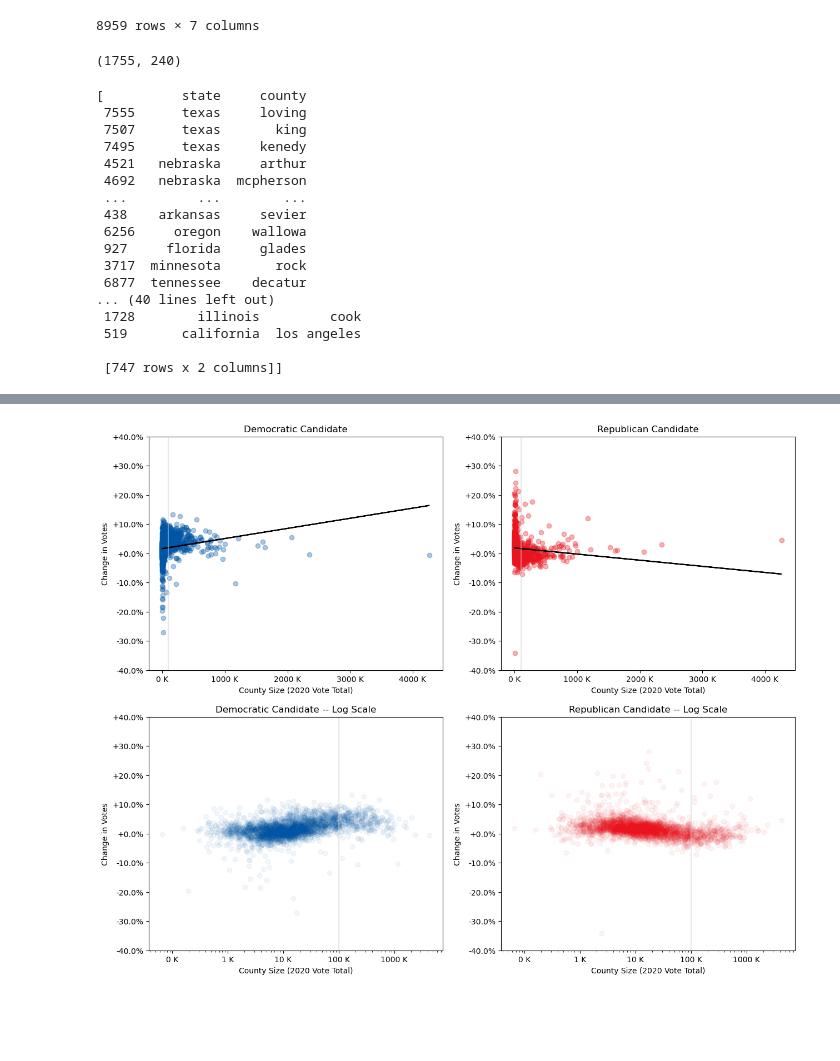
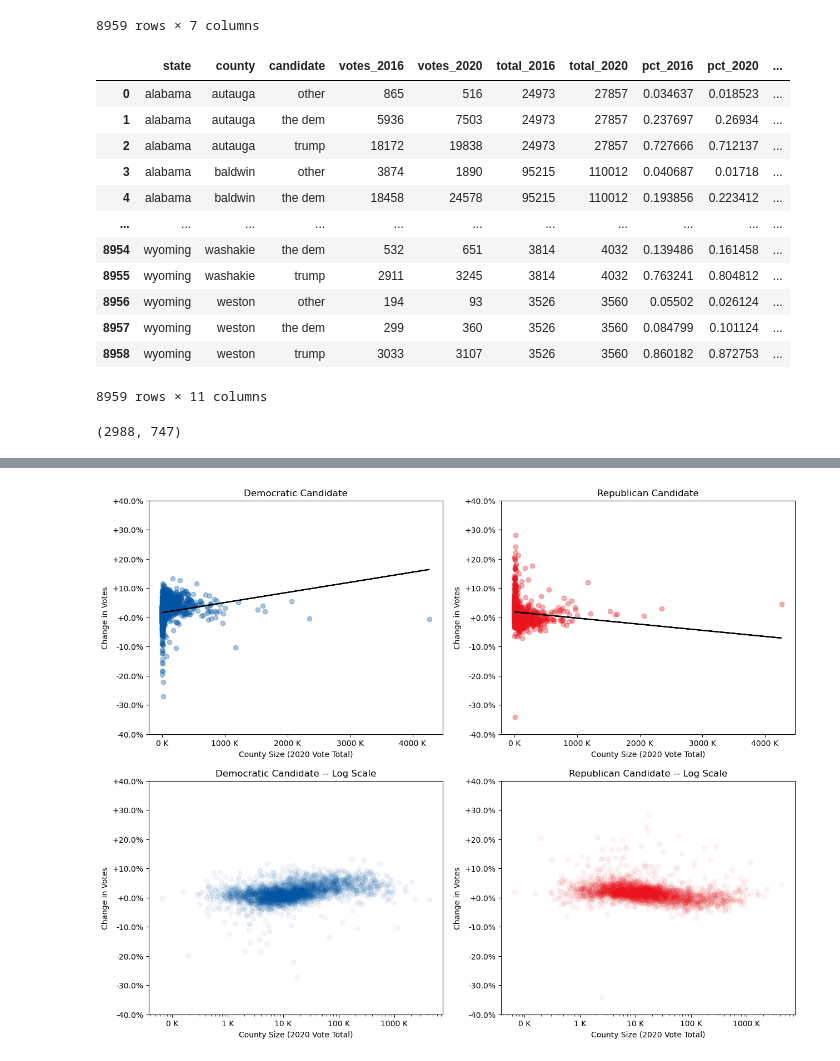
Before and after one commit to rmathena79/democracy, a Jupyter notebook: democracy.ipynb, the cells around one changed output, grey strips where cells are left out. Cells and saved outputs as stored; diff of their text form; code cells hidden in the pictures; blank space fills up the shorter version.

```diff
--- a/democracy.ipynb
+++ b/democracy.ipynb
@@ -310,25 +309,24 @@ combo_df
 # %%
 # Add the columns showing percentages and changes from 2016-2020
 combo_df[COL_PCT_16] = combo_df[COL_VOTES_16] / combo_df[COL_TOT_16]
 combo_df[COL_PCT_20] = combo_df[COL_VOTES_20] / combo_df[COL_TOT_20]
 combo_df[COL_VOTES_CHG] = combo_df[COL_VOTES_20] - combo_df[COL_VOTES_16]
 combo_df[COL_PCT_CHG] = combo_df[COL_PCT_20] - combo_df[COL_PCT_16]
-
-# Save to CSV to enable some manual sanity checks
-combo_df.to_csv("combined.csv")
-
-# Make the DF for the biggest counties, and the rest of them
-big_counties_df = combo_df.loc[combo_df[COL_TOT_16] >= BIG_COUNTY_CUTOFF].loc[combo_df[COL_TOT_20] >= BIG_COUNTY_CUTOFF]
-non_big_counties_df = combo_df.loc[~combo_df[COL_CNTY].isin(big_counties_df[COL_CNTY].unique())]
-
-# Note many counties we have data for. This doesn't impact any calculation directly, but is nice to know:
-#!!! This is wrong, because some county names are repeated. This explains why I have "only" 1755 counties
-#    when the country actually has over 3000.
-county_count = combo_df[COL_CNTY].nunique()
-big_county_count = big_counties_df[COL_CNTY].nunique()
-county_count, big_county_count
+combo_df
 # %% [output]
+|  | state | county | candidate | votes_2016 | votes_2020 | total_2016 | total_2020 | pct_2016 | pct_2020 | ... |
+| 0 | alabama | autauga | other | 865 | 516 | 24973 | 27857 | 0.034637 | 0.018523 | ... |
+| 1 | alabama | autauga | the dem | 5936 | 7503 | 24973 | 27857 | 0.237697 | 0.26934 | ... |
+| 2 | alabama | autauga | trump | 18172 | 19838 | 24973 | 27857 | 0.727666 | 0.712137 | ... |
+| 3 | alabama | baldwin | other | 3874 | 1890 | 95215 | 110012 | 0.040687 | 0.01718 | ... |
+| 4 | alabama | baldwin | the dem | 18458 | 24578 | 95215 | 110012 | 0.193856 | 0.223412 | ... |
+| ... | ... | ... | ... | ... | ... | ... | ... | ... | ... | ... |
+| 8954 | wyoming | washakie | the dem | 532 | 651 | 3814 | 4032 | 0.139486 | 0.161458 | ... |
+| 8955 | wyoming | washakie | trump | 2911 | 3245 | 3814 | 4032 | 0.763241 | 0.804812 | ... |
+| 8956 | wyoming | weston | other | 194 | 93 | 3526 | 3560 | 0.05502 | 0.026124 | ... |
+| 8957 | wyoming | weston | the dem | 299 | 360 | 3526 | 3560 | 0.084799 | 0.101124 | ... |
+| 8958 | wyoming | weston | trump | 3033 | 3107 | 3526 | 3560 | 0.860182 | 0.872753 | ... |
-(1755, 240)
+8959 rows × 11 columns
 # %%
 # Set up DFs segmented by county size, based on 2020 vote total
 
@@ -356,26 +354,26 @@ def split_df(df, n):
 
     return results
 
-sorted_county_df = split_df(combo_df.drop_duplicates([COL_ST, COL_CNTY]).sort_values(COL_TOT_20).loc[:, [COL_ST, COL_CNTY] ], COUNTY_SEGMENTS)
-sorted_county_df
+segmented_names = split_df(combo_df.drop_duplicates([COL_ST, COL_CNTY]).sort_values(COL_TOT_20).loc[:, [COL_ST, COL_CNTY] ], COUNTY_SEGMENTS)
+segmented_names
+
+segmented_dfs = []
+for segment in segmented_names:
+    segment_df = pd.DataFrame()
+    for index, row in segment.iterrows():
+        county_slice = combo_df.loc[(combo_df[COL_CNTY] == row[COL_CNTY]) & (combo_df[COL_ST] == row[COL_ST])]
+        if len(county_slice) > 0:
+            segment_df = pd.concat([segment_df, county_slice])
+    segmented_dfs.append(segment_df)
+
+big_counties_df = segmented_dfs[-1]
+
+# Note how many counties we have data for. This doesn't impact any calculation directly, but is nice to know:
+county_count = len(combo_df.drop_duplicates([COL_ST, COL_CNTY]))
+big_county_count = len(big_counties_df.drop_duplicates([COL_ST, COL_CNTY]))
+county_count, big_county_count
 # %% [output]
-[          state     county
- 7555      texas     loving
- 7507      texas       king
- 7495      texas     kenedy
- 4521   nebraska     arthur
- 4692   nebraska  mcpherson
- ...         ...        ...
- 438    arkansas     sevier
- 6256     oregon    wallowa
- 927     florida     glades
- 3717  minnesota       rock
- 6877  tennessee    decatur
-... (40 lines left out)
- 1728        illinois         cook
- 519       california  los angeles
-
- [747 rows x 2 columns]]
+(2988, 747)
 # %%
 # I have a lot of boxplots, and this little function is for adding median values as text
 # just above the median line in the box:
```
Also changed, not shown: parts of 6 cells of this notebook.
